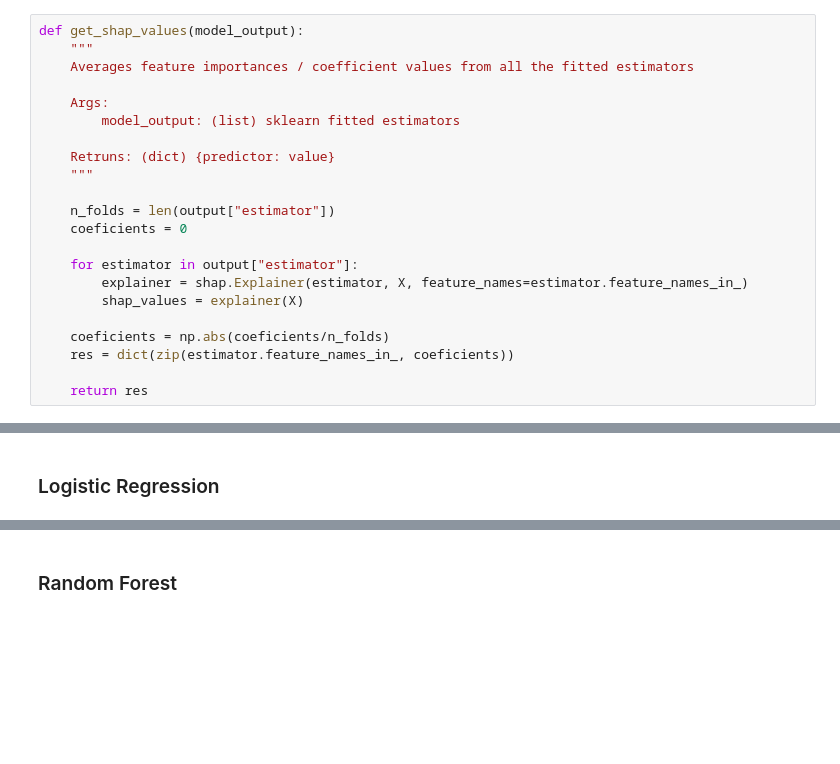
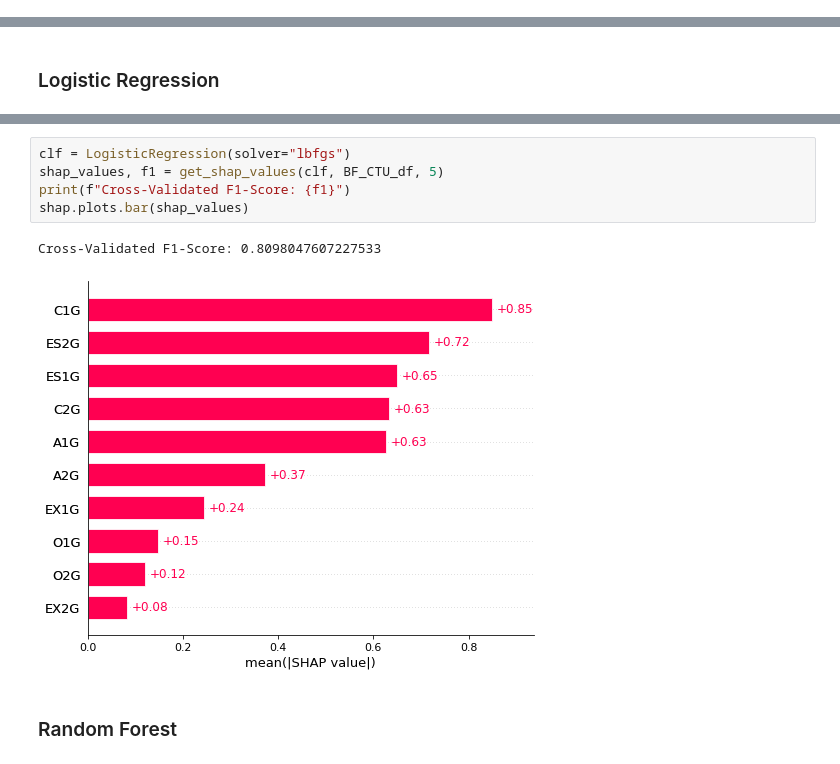
Before and after one commit to santiviquez/lie-detection, a Jupyter notebook: predictors_reliability.ipynb, the cells around one changed output, grey strips where cells are left out. Saved outputs shown, nothing was run; the diff lists cells and outputs as text; blank space fills up the shorter version.

Commit message:
Move from feature importance to shap values

```diff
--- a/predictors_reliability.ipynb
+++ b/predictors_reliability.ipynb
@@ -106,22 +155,0 @@ def plot_feature_importance(feature_importance, title):
-# %%
-def get_shap_values(model_output):
-    """
-    Averages feature importances / coefficient values from all the fitted estimators
-
-    Args:
-        model_output: (list) sklearn fitted estimators
-
-    Retruns: (dict) {predictor: value}
-    """
-
-    n_folds = len(output["estimator"])
-    coeficients = 0
-
-    for estimator in output["estimator"]:
-        explainer = shap.Explainer(estimator, X, feature_names=estimator.feature_names_in_)
-        shap_values = explainer(X)
-
-    coeficients = np.abs(coeficients/n_folds)
-    res = dict(zip(estimator.feature_names_in_, coeficients))
-
-    return res
@@ -142,2 +193,10 @@ Cross-Validated F1-Score: 0.8226637026072661
+# %%
+clf = LogisticRegression(solver="lbfgs")
+shap_values, f1 = get_shap_values(clf, BF_CTU_df, 5)
+print(f"Cross-Validated F1-Score: {f1}")
+shap.plots.bar(shap_values)
+# %% [output]
+Cross-Validated F1-Score: 0.8098047607227533
+[figure, added]
 # %% [markdown]
 ### Random Forest
```
Also changed, not shown: parts of 28 cells of this notebook.
